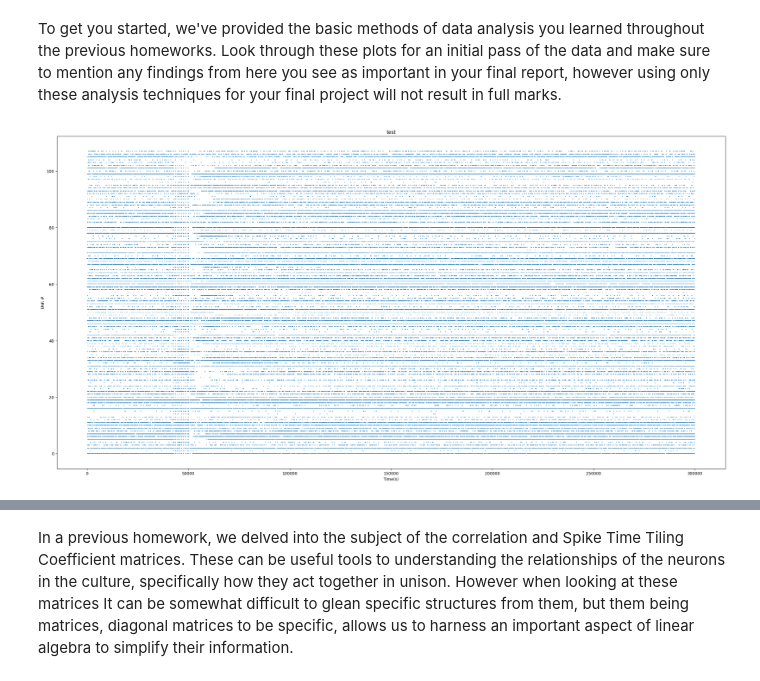
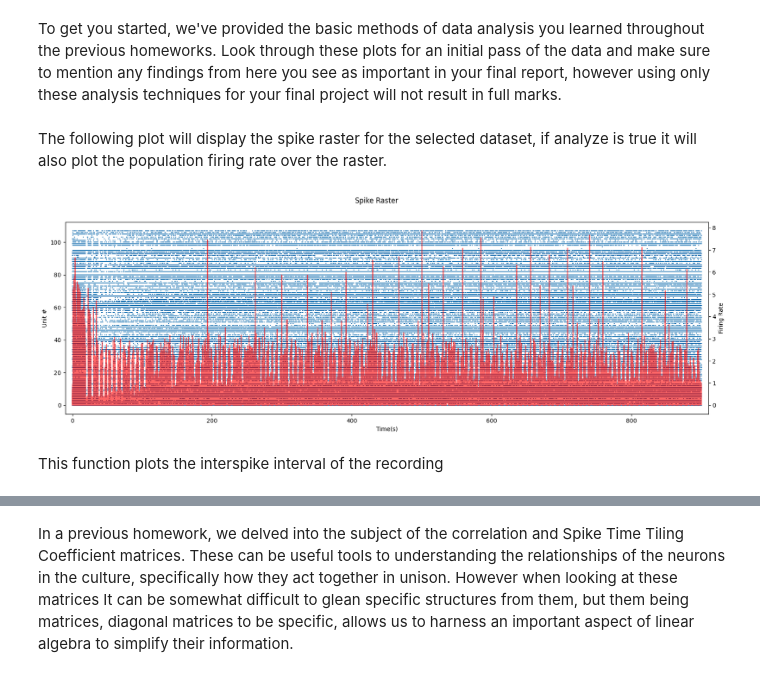
Before and after one commit to Braingeneers-Education/WetAI-Final-Project-Spring-2025, a Jupyter notebook: cartpole_analysis.ipynb, the cells around one changed output, grey strips where cells are left out. Saved outputs shown, nothing was run; the diff lists cells and outputs as text; code cells hidden in the pictures.

```diff
--- a/cartpole_analysis.ipynb
+++ b/cartpole_analysis.ipynb
@@ -30,9 +31,13 @@ NameError: name 'interact_manual' is not defined
 ## Basic Analysis
 # %% [markdown]
 To get you started, we've provided the basic methods of data analysis you learned throughout the previous homeworks. Look through these plots for an initial pass of the data and make sure to mention any findings from here you see as important in your final report, however using only these analysis techniques for your final project will not result in full marks.
+# %% [markdown]
+The following plot will display the spike raster for the selected dataset, if analyze is true it will also plot the population firing rate over the raster.
 # %%
-plot_raster_pretty(sd_main, analize=True)
+plot_raster_pretty(sd_main, analyze=True)
 # %% [output]
-[figure, old version]
+[figure, new version]
+# %% [markdown]
+This function plots the interspike interval of the recording
 # %%
 interspike(sd_main)
```
Also changed, not shown: parts of 6 cells of this notebook, 1 other file.
